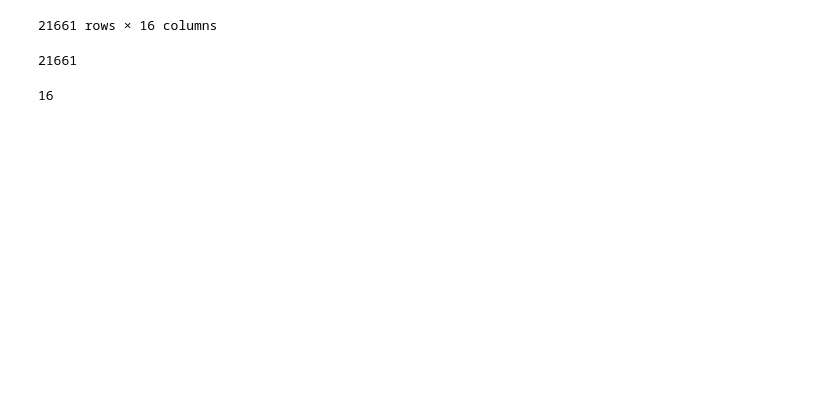
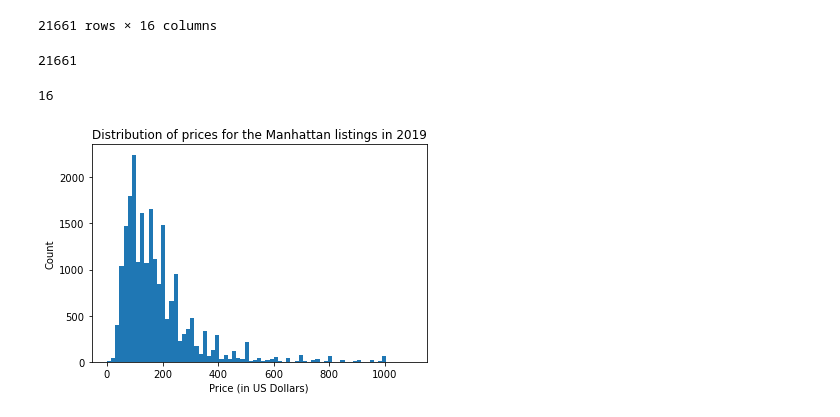
Before and after one commit to ClaireAgaba/Data-Science, a Jupyter notebook: airbnb/airbnb.ipynb, the cells around one changed output. Cells and saved outputs as stored; diff of their text form; code cells hidden in the pictures; blank space fills up the shorter version.

```diff
--- a/airbnb/airbnb.ipynb
+++ b/airbnb/airbnb.ipynb
@@ -40,3 +40,11 @@ Columns = len(Manhattan.columns)
 Columns
 # %% [output]
 16
+# %%
+plt.hist(Manhattan["price"], bins= np.arange(0, 1100, 15))
+plt.title("Distribution of prices for the Manhattan listings in 2019")
+plt.xlabel("Price (in US Dollars)")
+plt.ylabel("Count")
+plt.show()
+# %% [output]
+[figure, added]
```
Also changed, not shown: parts of 3 cells of this notebook.
